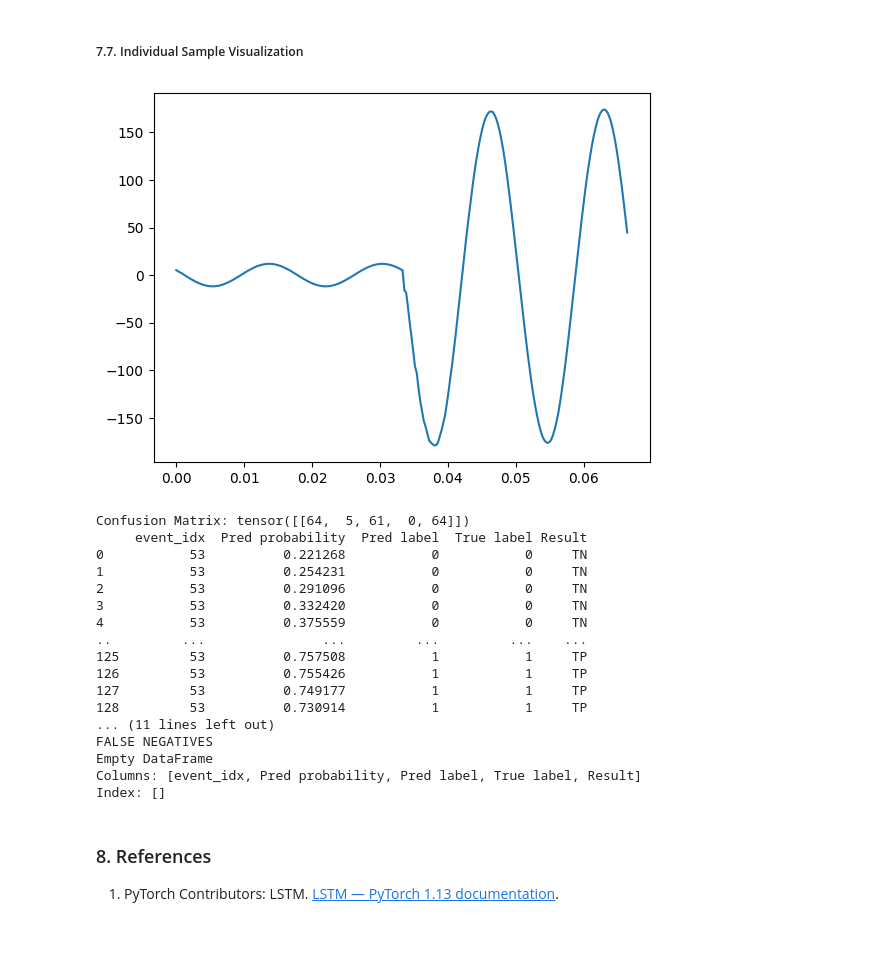
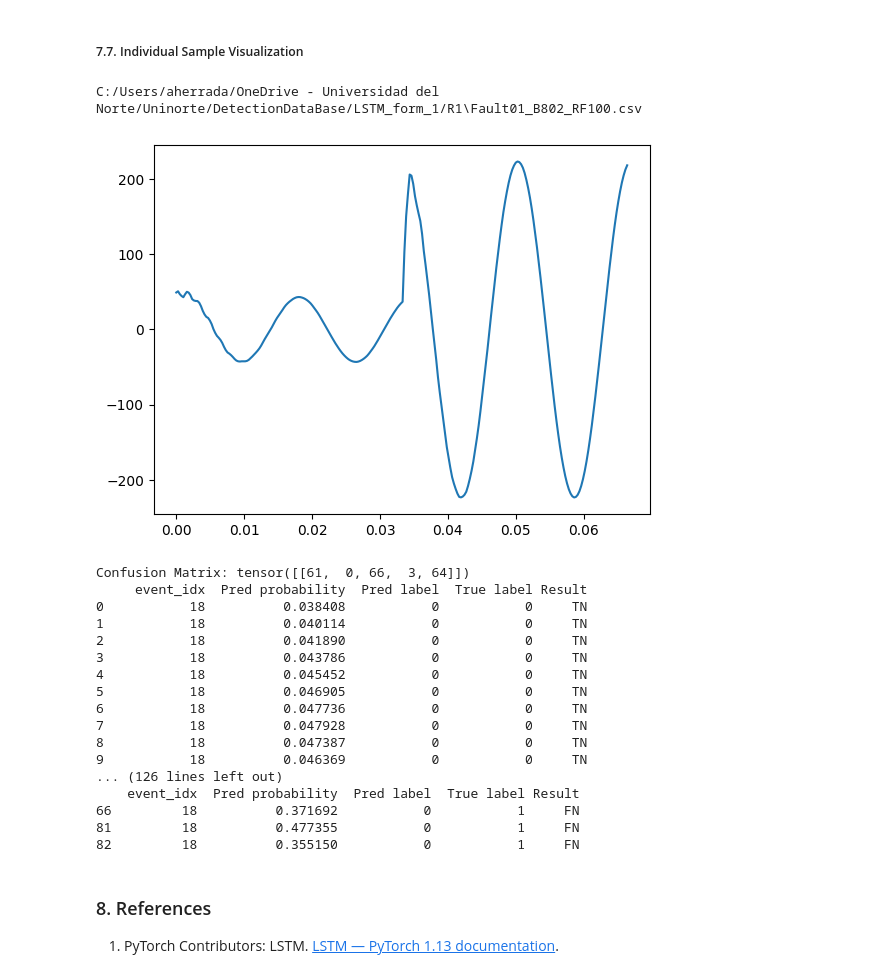
Before and after one commit to alvarohc777/pyTorch, a Jupyter notebook: Formulacion_1_R1.ipynb, the cells around one changed output. Cells and saved outputs as stored; diff of their text form; code cells hidden in the pictures; blank space fills up the shorter version.

Commit message:
Update Data exploration functionality

```diff
--- a/Formulacion_1_R1.ipynb
+++ b/Formulacion_1_R1.ipynb
@@ -623,14 +631,14 @@ def print_metrics(metrics):
 ##### 7.2. Data Exploration
 # %%
 # Seleccionar pesos de modelo
-model.load_state_dict(torch.load('./models/LSTMHarmonic_weights_R3_934.pth'))
-# model.load_state_dict(torch.load("./models/LSTMHarmonic_weights_R1_996.pth"))
+# model.load_state_dict(torch.load('./models/LSTMHarmonic_weights_R3_934.pth'))
+model.load_state_dict(torch.load("./models/LSTMHarmonic_weights_R1_996.pth"))
 # model.load_state_dict(torch.load('./models/LSTMHarmonic_weights_R2_978.pth'))
 
 # Select Signal Name
-# signal_name = "I: X0023A-R1A"
+signal_name = "I: X0023A-R1A"
 # signal_name = "I: X0004A-R2A"
-signal_name = "I: X0071A-R3A"
+# signal_name = "I: X0071A-R3A"
 
 # Create Dataset
 dataset = Form1Dataset(
@@ -717,39 +746,41 @@ plot_confusion_matrix(metrics)
 ##### 7.7. Individual Sample Visualization
 # %%
 # Create signal_df
-event_idx = 53
+event_idx = 18
+print(dataset.csv_list[event_idx])
 sample_df, conf_matrix = signal_exploration(event_idx, dataset, model)
 metrics = conf_matrix_metrics(conf_matrix)
 print(f"Confusion Matrix: {conf_matrix}")
 print(sample_df)
 plot_confusion_matrix(metrics)
 false_positive = sample_df.query('Result == "FP"')
 false_negative = sample_df.query('Result == "FN"')
 # sample_df = pd.concat([sample_df, sample_df])
 print("FALSE POSITVES")
 print(false_positive)
 print("")
 print("FALSE NEGATIVES")
 print(false_negative)
 # %% [output]
+C:/Users/aherrada/OneDrive - Universidad del Norte/Uninorte/DetectionDataBase/LSTM_form_1/R1\Fault01_B802_RF100.csv
-[figure, old version]
+[figure, new version]
-Confusion Matrix: tensor([[64,  5, 61,  0, 64]])
-     event_idx  Pred probability  Pred label  True label Result
-0           53          0.221268           0           0     TN
-1           53          0.254231           0           0     TN
-2           53          0.291096           0           0     TN
-3           53          0.332420           0           0     TN
-4           53          0.375559           0           0     TN
-..         ...               ...         ...         ...    ...
-125         53          0.757508           1           1     TP
-126         53          0.755426           1           1     TP
-127         53          0.749177           1           1     TP
-128         53          0.730914           1           1     TP
-... (11 lines left out)
-FALSE NEGATIVES
-Empty DataFrame
-Columns: [event_idx, Pred probability, Pred label, True label, Result]
-Index: []
+Confusion Matrix: tensor([[61,  0, 66,  3, 64]])
+     event_idx  Pred probability  Pred label  True label Result
+0           18          0.038408           0           0     TN
+1           18          0.040114           0           0     TN
+2           18          0.041890           0           0     TN
+3           18          0.043786           0           0     TN
+4           18          0.045452           0           0     TN
+5           18          0.046905           0           0     TN
+6           18          0.047736           0           0     TN
+7           18          0.047928           0           0     TN
+8           18          0.047387           0           0     TN
+9           18          0.046369           0           0     TN
+... (126 lines left out)
+    event_idx  Pred probability  Pred label  True label Result
+66         18          0.371692           0           1     FN
+81         18          0.477355           0           1     FN
+82         18          0.355150           0           1     FN
 # %%
 def update_fig(fig):
     fig.update_traces(line_color="#EEEEEE", line_width=2)
```
Also changed, not shown: parts of 6 cells of this notebook.
